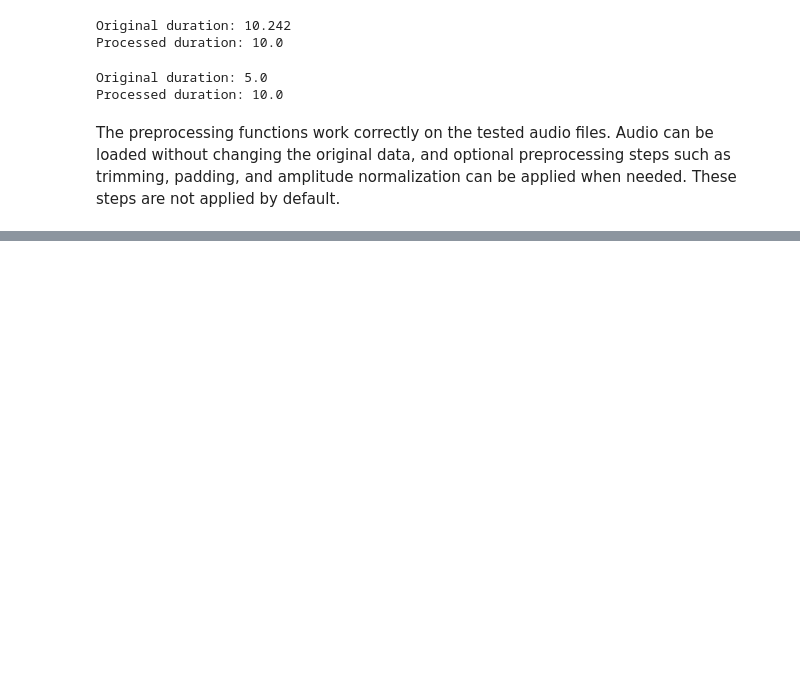
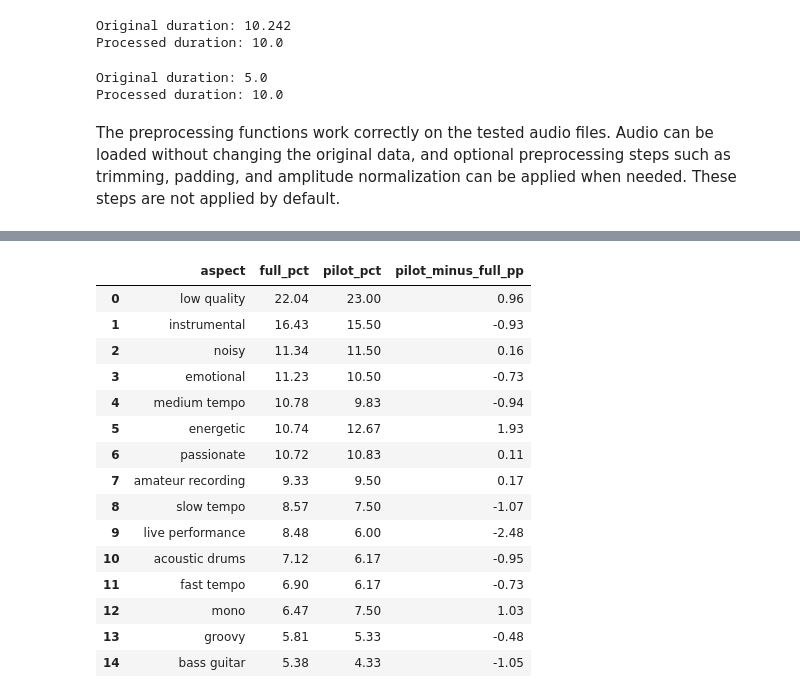
Before and after one commit to Olenadovb/AI-vs-Original-Music-Classification, a Jupyter notebook: notebooks/01-data-exploration.ipynb, the cells around one changed output, grey strips where cells are left out. Cells and saved outputs as stored; diff of their text form; code cells hidden in the pictures; blank space fills up the shorter version.

```diff
--- a/notebooks/01-data-exploration.ipynb
+++ b/notebooks/01-data-exploration.ipynb
@@ -349,0 +439,43 @@ The preprocessing functions work correctly on the tested audio files. Audio can
+# %%
+import ast
+from collections import Counter
+
+def parse_aspects(value):
+    if pd.isna(value):
+        return []
+    try:
+        parsed = ast.literal_eval(value)
+    except (SyntaxError, ValueError, TypeError):
+        return []
+    if not isinstance(parsed, list):
+        return []
+    return sorted({str(item).strip().casefold() for item in parsed if str(item).strip()})
+
+all_tags = full_tracks["aspect_list"].map(parse_aspects)
+full_tag_counts = Counter(tag for tags in all_tags for tag in tags)
+pilot_tag_counts = Counter(tag for tags in all_tags[full_tracks["is_pilot"]] for tag in tags)
+top = [tag for tag, count in full_tag_counts.most_common(15)]
+report = pd.DataFrame({
+    "aspect": top,
+    "full_pct": [100 * full_tag_counts[t] / len(full_tracks) for t in top],
+    "pilot_pct": [100 * pilot_tag_counts[t] / full_tracks["is_pilot"].sum() for t in top],
+})
+report["pilot_minus_full_pp"] = report["pilot_pct"] - report["full_pct"]
+display(report.round(2))
+# %% [output]
+|  | aspect | full_pct | pilot_pct | pilot_minus_full_pp |
+| 0 | low quality | 22.04 | 23.00 | 0.96 |
+| 1 | instrumental | 16.43 | 15.50 | -0.93 |
+| 2 | noisy | 11.34 | 11.50 | 0.16 |
+| 3 | emotional | 11.23 | 10.50 | -0.73 |
+| 4 | medium tempo | 10.78 | 9.83 | -0.94 |
+| 5 | energetic | 10.74 | 12.67 | 1.93 |
+| 6 | passionate | 10.72 | 10.83 | 0.11 |
+| 7 | amateur recording | 9.33 | 9.50 | 0.17 |
+| 8 | slow tempo | 8.57 | 7.50 | -1.07 |
+| 9 | live performance | 8.48 | 6.00 | -2.48 |
+| 10 | acoustic drums | 7.12 | 6.17 | -0.95 |
+| 11 | fast tempo | 6.90 | 6.17 | -0.73 |
+| 12 | mono | 6.47 | 7.50 | 1.03 |
+| 13 | groovy | 5.81 | 5.33 | -0.48 |
+| 14 | bass guitar | 5.38 | 4.33 | -1.05 |
```
Also changed, not shown: parts of 3 cells of this notebook, 2 other files.
